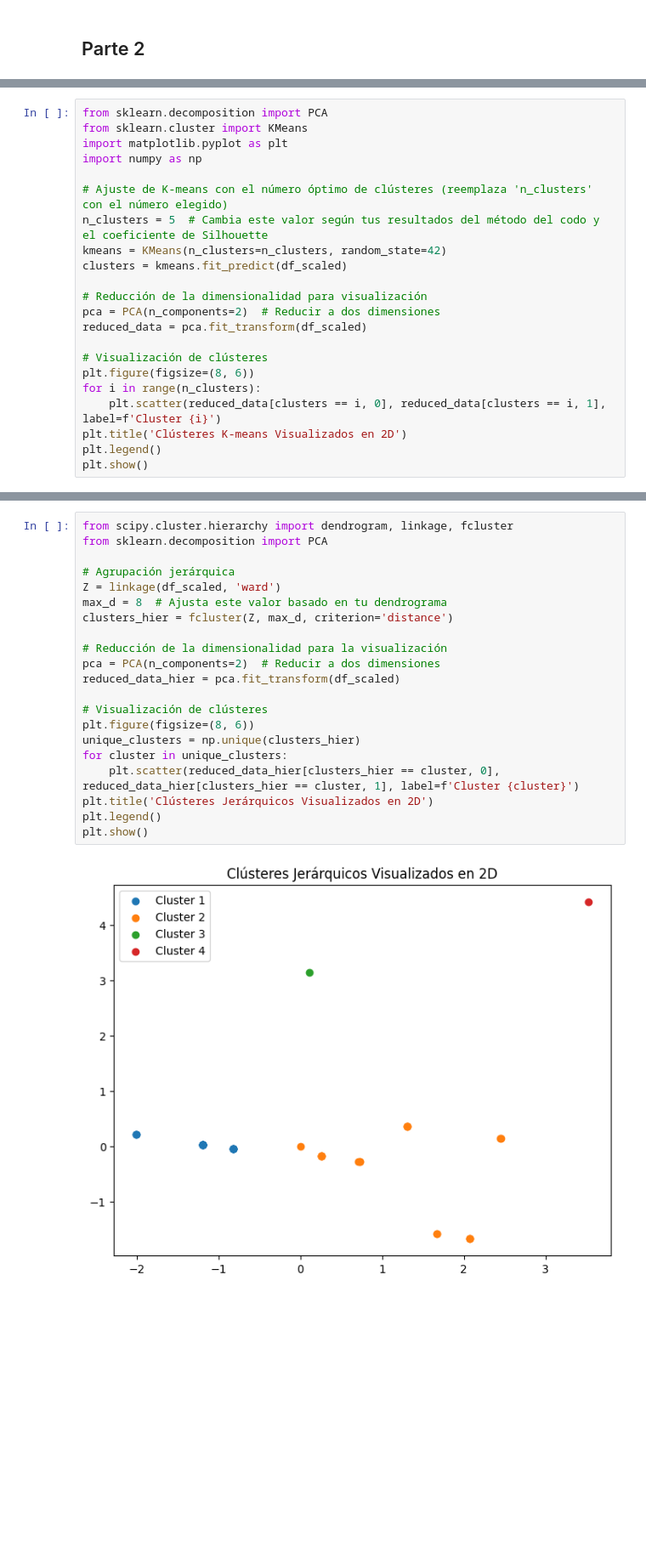
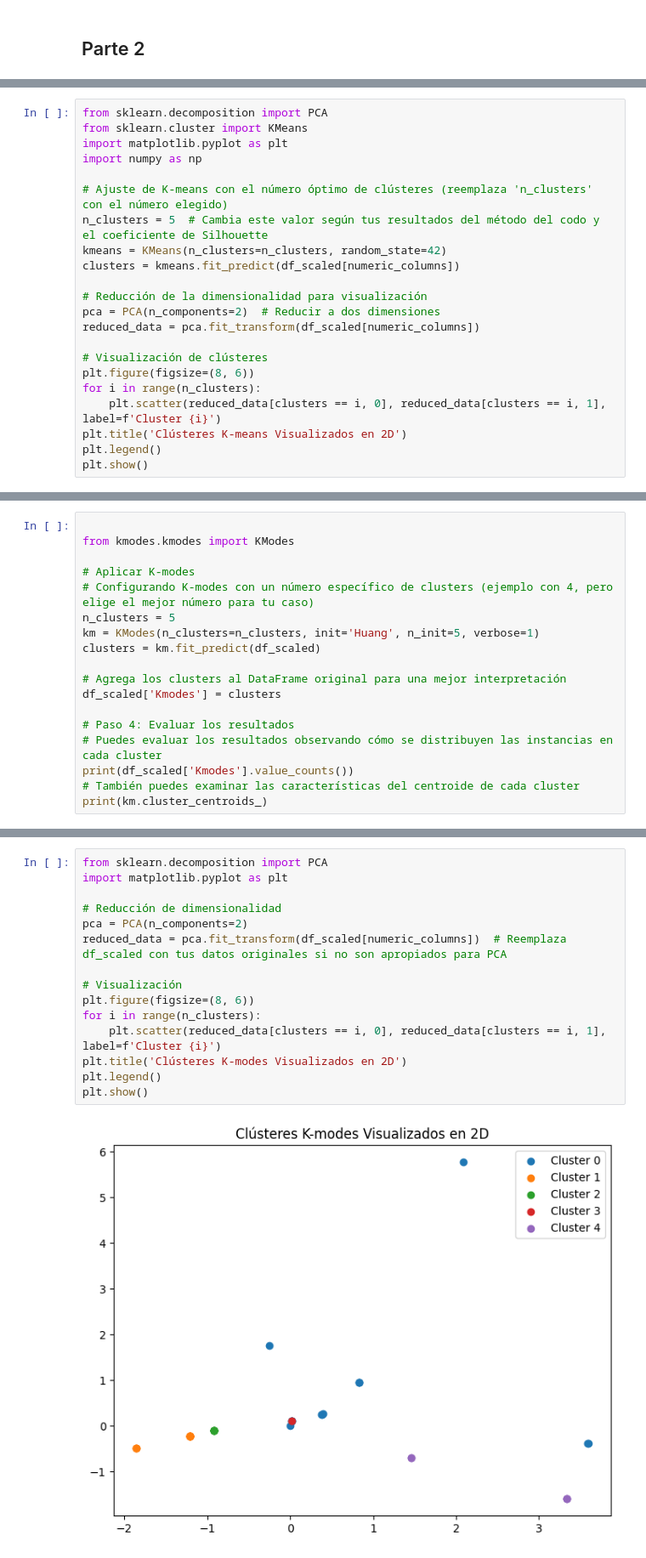
Before and after one commit to Manuel-Archila/Lab4_Security, a Jupyter notebook: Lab4.ipynb, the cells around one changed output, grey strips where cells are left out. Shown at 85% size. Saved outputs shown, nothing was run; the diff lists cells and outputs as text; blank space fills up the shorter version.

```diff
--- a/Lab4.ipynb
+++ b/Lab4.ipynb
@@ -197,11 +195,11 @@ import numpy as np
 # Ajuste de K-means con el número óptimo de clústeres (reemplaza 'n_clusters' con el número elegido)
 n_clusters = 5  # Cambia este valor según tus resultados del método del codo y el coeficiente de Silhouette
 kmeans = KMeans(n_clusters=n_clusters, random_state=42)
-clusters = kmeans.fit_predict(df_scaled)
+clusters = kmeans.fit_predict(df_scaled[numeric_columns])
 
 # Reducción de la dimensionalidad para visualización
 pca = PCA(n_components=2)  # Reducir a dos dimensiones
-reduced_data = pca.fit_transform(df_scaled)
+reduced_data = pca.fit_transform(df_scaled[numeric_columns])
 
 # Visualización de clústeres
 plt.figure(figsize=(8, 6))
@@ -214,0 +213,18 @@ plt.show()
+# %%
+
+from kmodes.kmodes import KModes
+
+# Aplicar K-modes
+# Configurando K-modes con un número específico de clusters (ejemplo con 4, pero elige el mejor número para tu caso)
+n_clusters = 5
+km = KModes(n_clusters=n_clusters, init='Huang', n_init=5, verbose=1)
+clusters = km.fit_predict(df_scaled)
+
+# Agrega los clusters al DataFrame original para una mejor interpretación
+df_scaled['Kmodes'] = clusters
+
+# Paso 4: Evaluar los resultados
+# Puedes evaluar los resultados observando cómo se distribuyen las instancias en cada cluster
+print(df_scaled['Kmodes'].value_counts())
+# También puedes examinar las características del centroide de cada cluster
+print(km.cluster_centroids_)
@@ -215,24 +249,18 @@ plt.show()
 # %%
-from scipy.cluster.hierarchy import dendrogram, linkage, fcluster
 from sklearn.decomposition import PCA
+import matplotlib.pyplot as plt
 
-# Agrupación jerárquica
-Z = linkage(df_scaled, 'ward')
-max_d = 8  # Ajusta este valor basado en tu dendrograma
-clusters_hier = fcluster(Z, max_d, criterion='distance')
+# Reducción de dimensionalidad
+pca = PCA(n_components=2)
+reduced_data = pca.fit_transform(df_scaled[numeric_columns])  # Reemplaza df_scaled con tus datos originales si no son apropiados para PCA
 
-# Reducción de la dimensionalidad para la visualización
-pca = PCA(n_components=2)  # Reducir a dos dimensiones
-reduced_data_hier = pca.fit_transform(df_scaled)
-
-# Visualización de clústeres
+# Visualización
 plt.figure(figsize=(8, 6))
-unique_clusters = np.unique(clusters_hier)
-for cluster in unique_clusters:
-    plt.scatter(reduced_data_hier[clusters_hier == cluster, 0], reduced_data_hier[clusters_hier == cluster, 1], label=f'Cluster {cluster}')
-plt.title('Clústeres Jerárquicos Visualizados en 2D')
+for i in range(n_clusters):
+    plt.scatter(reduced_data[clusters == i, 0], reduced_data[clusters == i, 1], label=f'Cluster {i}')
+plt.title('Clústeres K-modes Visualizados en 2D')
 plt.legend()
 plt.show()
 # %% [output]
-[figure, old version]
+[figure, new version]
 # %% [markdown]
```
Also changed, not shown: parts of 12 cells of this notebook, 32 other files.
